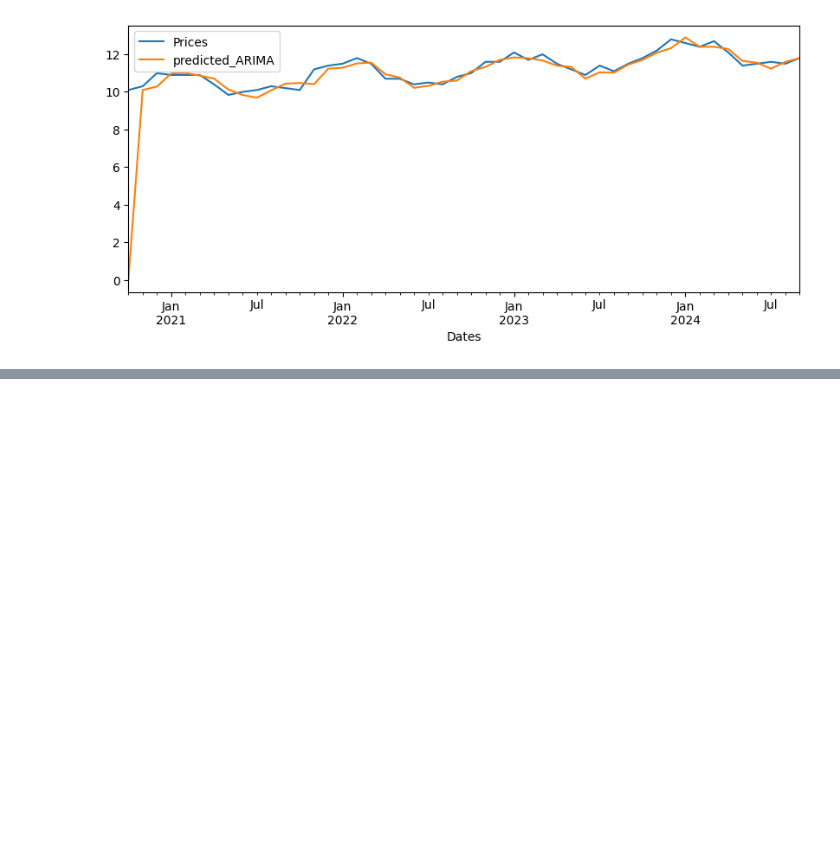
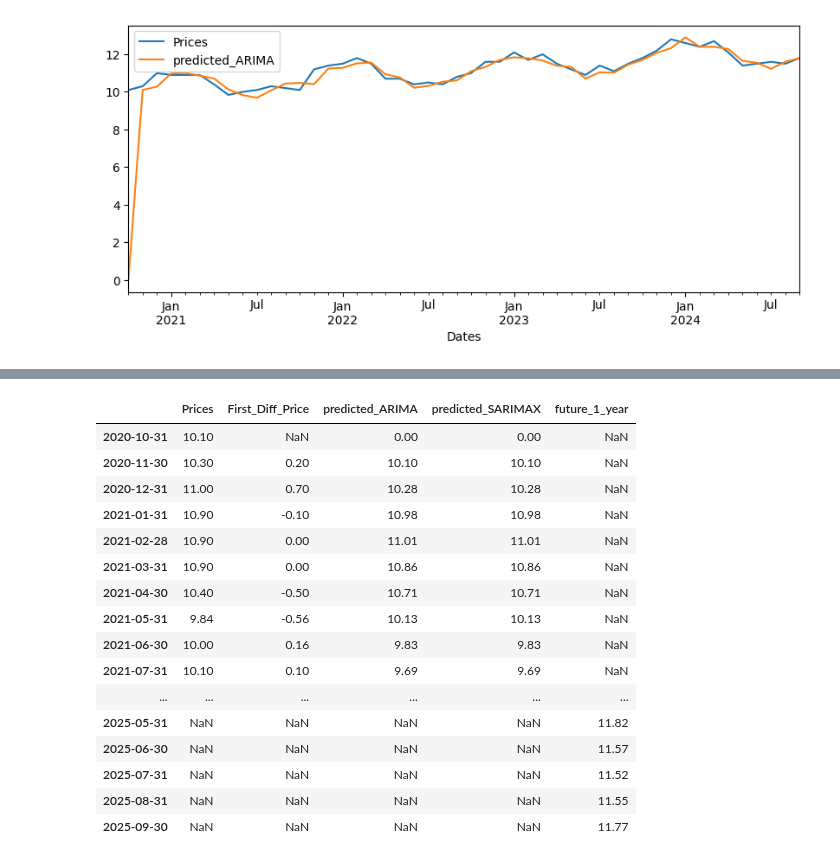
Before and after one commit to Akshay-Paunikar/Forage_Virtual_Internship_Program, a Jupyter notebook: JP Morgan Chase & Co/Quantitative Research/Task 1 - Investigate and analyze price data/Task_1_Investigate_and_analyze_price_data.ipynb, the cells around one changed output, grey strips where cells are left out. Cells and saved outputs as stored; diff of their text form; code cells hidden in the pictures; blank space fills up the shorter version.

```diff
--- a/JP Morgan Chase & Co/Quantitative Research/Task 1 - Investigate and analyze price data/Task_1_Investigate_and_analyze_price_data.ipynb
+++ b/JP Morgan Chase & Co/Quantitative Research/Task 1 - Investigate and analyze price data/Task_1_Investigate_and_analyze_price_data.ipynb
@@ -301,0 +399,22 @@ plt.show()
+# %%
+future_new_data = pd.concat([nat_gas, future_1_year])
+future_new_data = future_new_data.rename(columns={0:'future_1_year'})
+future_new_data
+# %% [output]
+|  | Prices | First_Diff_Price | predicted_ARIMA | predicted_SARIMAX | future_1_year |
+| 2020-10-31 | 10.10 | NaN | 0.00 | 0.00 | NaN |
+| 2020-11-30 | 10.30 | 0.20 | 10.10 | 10.10 | NaN |
+| 2020-12-31 | 11.00 | 0.70 | 10.28 | 10.28 | NaN |
+| 2021-01-31 | 10.90 | -0.10 | 10.98 | 10.98 | NaN |
+| 2021-02-28 | 10.90 | 0.00 | 11.01 | 11.01 | NaN |
+| 2021-03-31 | 10.90 | 0.00 | 10.86 | 10.86 | NaN |
+| 2021-04-30 | 10.40 | -0.50 | 10.71 | 10.71 | NaN |
+| 2021-05-31 | 9.84 | -0.56 | 10.13 | 10.13 | NaN |
+| 2021-06-30 | 10.00 | 0.16 | 9.83 | 9.83 | NaN |
+| 2021-07-31 | 10.10 | 0.10 | 9.69 | 9.69 | NaN |
+| ... | ... | ... | ... | ... | ... |
+| 2025-05-31 | NaN | NaN | NaN | NaN | 11.82 |
+| 2025-06-30 | NaN | NaN | NaN | NaN | 11.57 |
+| 2025-07-31 | NaN | NaN | NaN | NaN | 11.52 |
+| 2025-08-31 | NaN | NaN | NaN | NaN | 11.55 |
+| 2025-09-30 | NaN | NaN | NaN | NaN | 11.77 |
```
Also changed, not shown: parts of 18 cells of this notebook.
